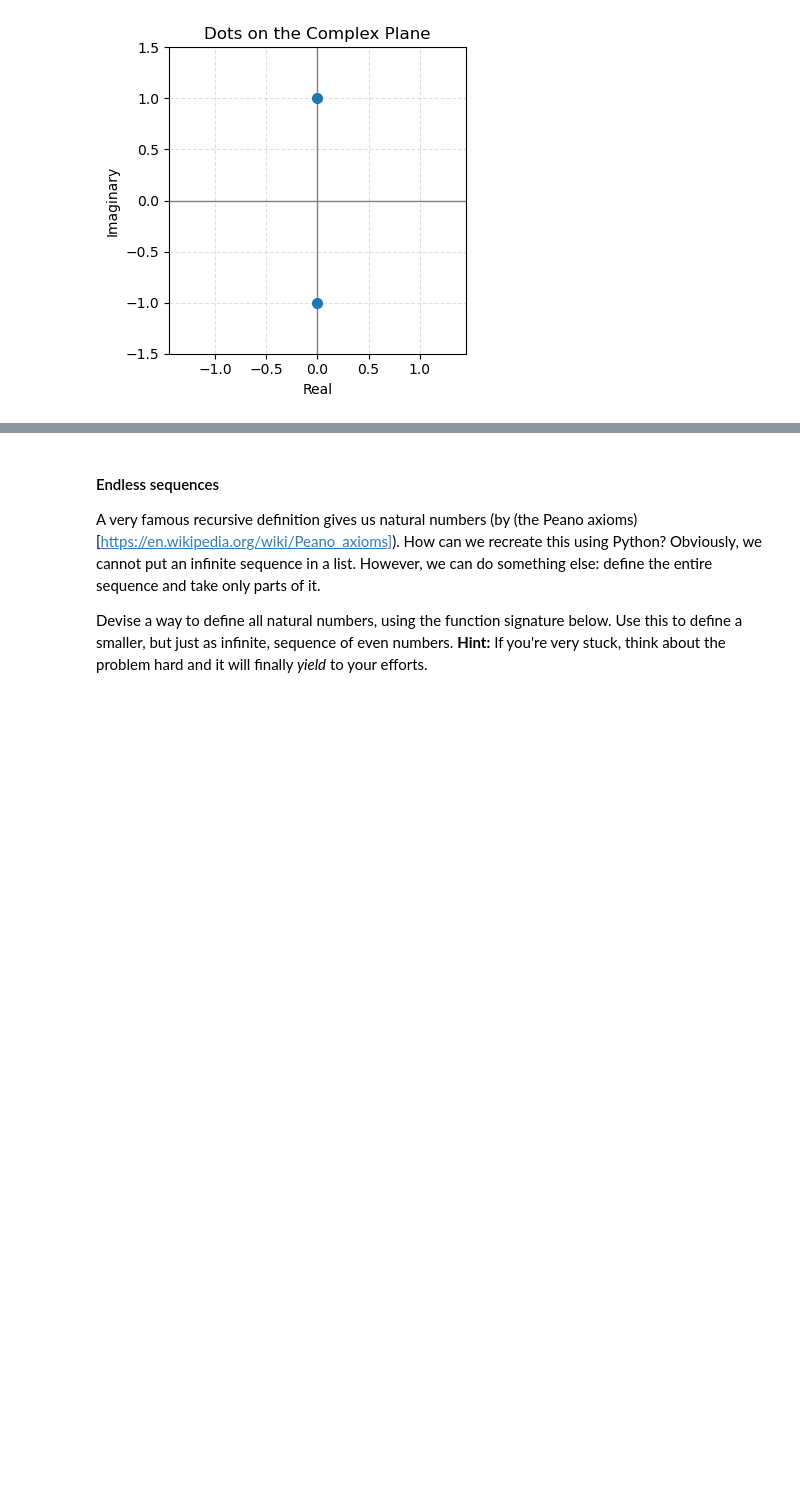
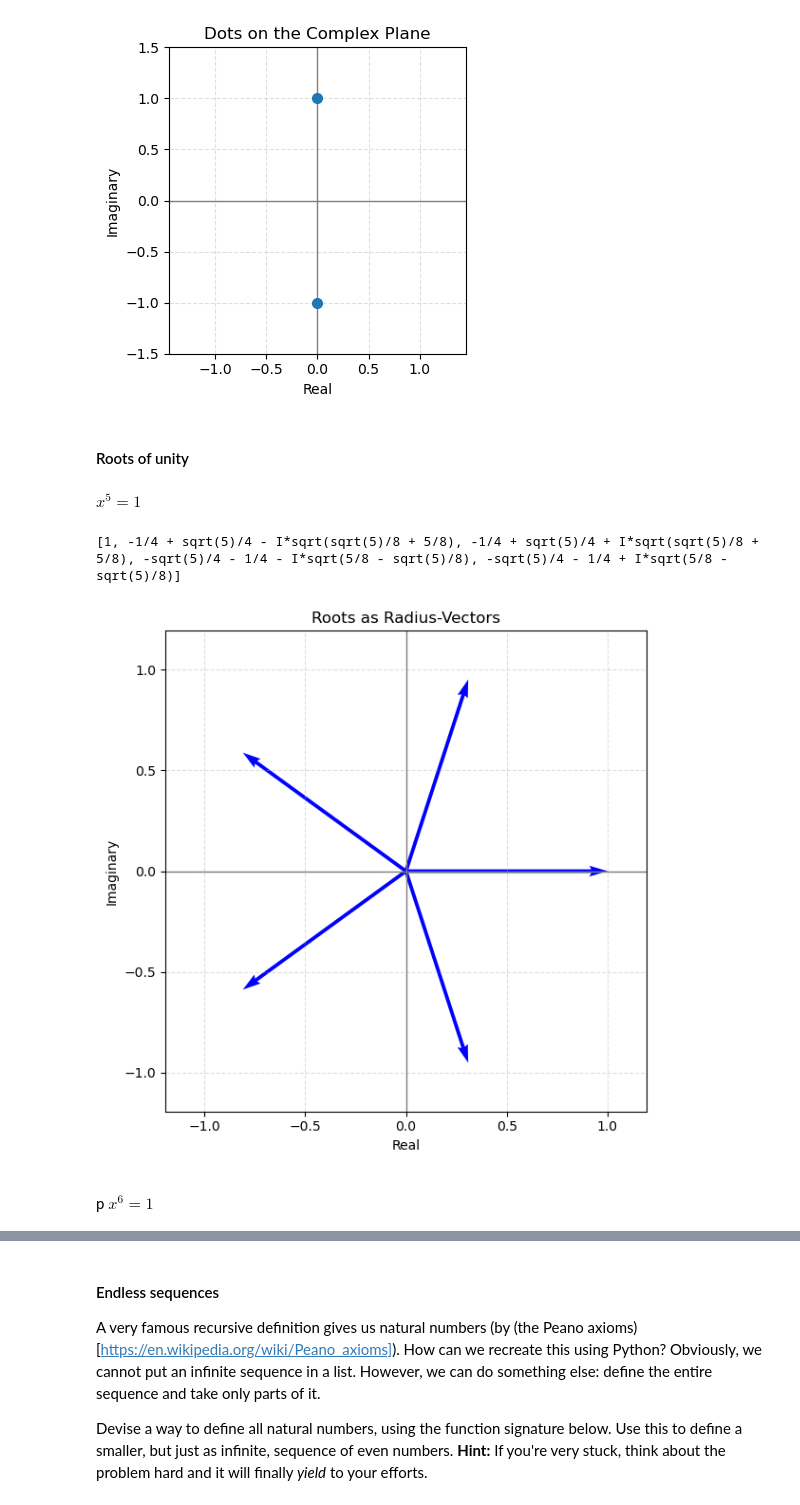
Before and after one commit to tproykov/MathsForDevelopers, a Jupyter notebook: 02.BasicAlgebra/02_Basic Algebra Exercise.ipynb, the cells around one changed output, grey strips where cells are left out. Cells and saved outputs as stored; diff of their text form; code cells hidden in the pictures; blank space fills up the shorter version.

```diff
--- a/02.BasicAlgebra/02_Basic Algebra Exercise.ipynb
+++ b/02.BasicAlgebra/02_Basic Algebra Exercise.ipynb
@@ -678,3 +678,58 @@ plt.tight_layout()
 plt.show()
 # %% [output]
 [figure]
+# %% [markdown]
+#### Roots of unity
+# %% [markdown]
+$ x^5 = 1 $
+# %%
+x = sp.symbols('x')
+polynomial = x**5 - 1
+solutions = sp.solve(polynomial, x)
+print(solutions)
+# %% [output]
+[1, -1/4 + sqrt(5)/4 - I*sqrt(sqrt(5)/8 + 5/8), -1/4 + sqrt(5)/4 + I*sqrt(sqrt(5)/8 + 5/8), -sqrt(5)/4 - 1/4 - I*sqrt(5/8 - sqrt(5)/8), -sqrt(5)/4 - 1/4 + I*sqrt(5/8 - sqrt(5)/8)]
+# %%
+a = np.sqrt(5)
+b = np.sqrt(a / 8 + 5 / 8)
+c = np.sqrt(5 / 8 - a / 8)
+
+roots1 = [
+    1,
+    -1/4 + a/4 - 1j * b,
+    -1/4 + a/4 + 1j * b,
+    -a/4 - 1/4 - 1j * c,
+    -a/4 - 1/4 + 1j * c
+]
+
+roots_array = np.array(roots1, dtype = complex)
+
+plt.figure(figsize=(6, 6))
+plt.axhline(0, color = 'gray', lw = 1)
+plt.axvline(0, color = 'gray', lw = 1)
+
+plt.quiver(
+    [0] * len(roots_array),
+    [0] * len(roots_array),
+    roots_array.real,
+    roots_array.imag,
+    angles = 'xy',
+    scale_units = 'xy',
+    scale = 1,
+    color = 'b',
+)
+
+plt.title('Roots as Radius-Vectors')
+plt.xlabel('Real')
+plt.ylabel('Imaginary')
+plt.grid(True, linestyle = '--', alpha = 0.4)
+plt.axis('equal')
+plt.xlim(-1.2, 1.2)
+plt.ylim(-1.2, 1.2)
+plt.tight_layout()
+plt.show()
+# %% [output]
+[figure, added]
+# %% [markdown]
+<p></p>p
+$ x^6 = 1 $
```
Also changed, not shown: parts of 6 cells of this notebook, 1 other file.
